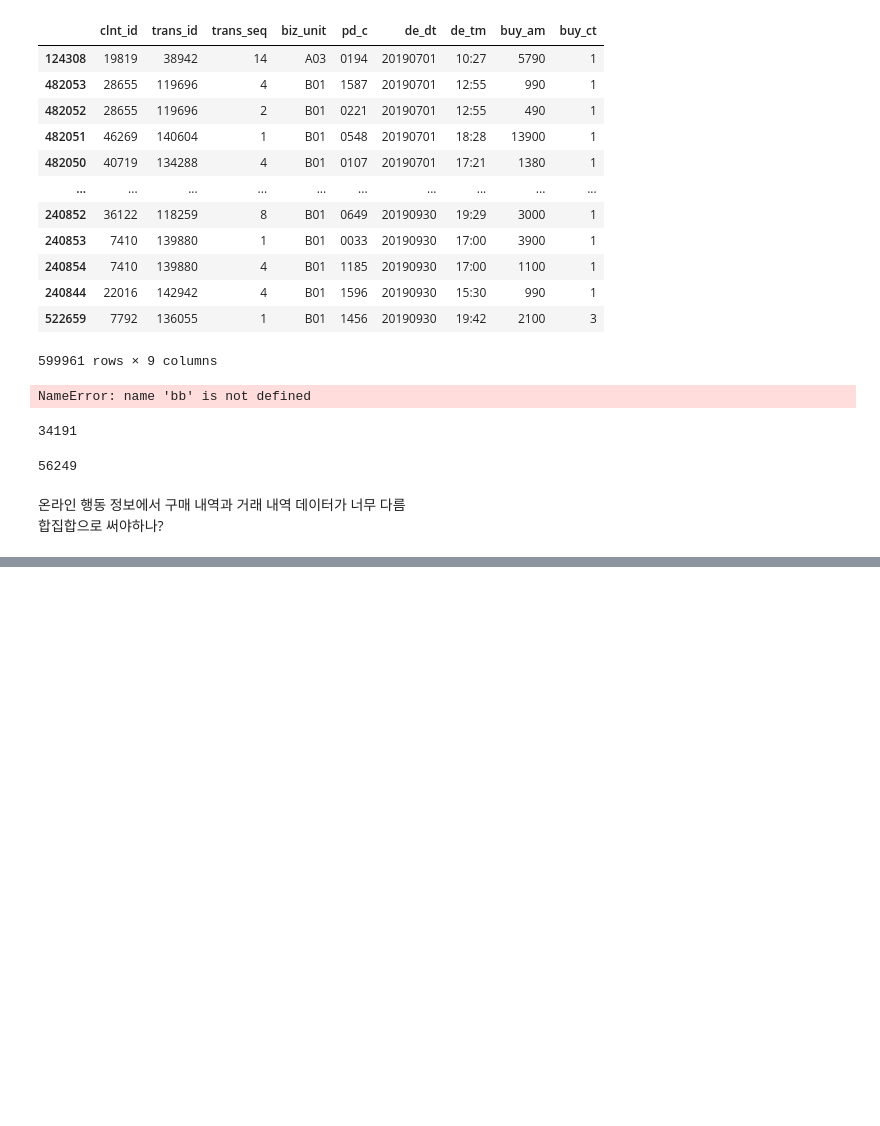
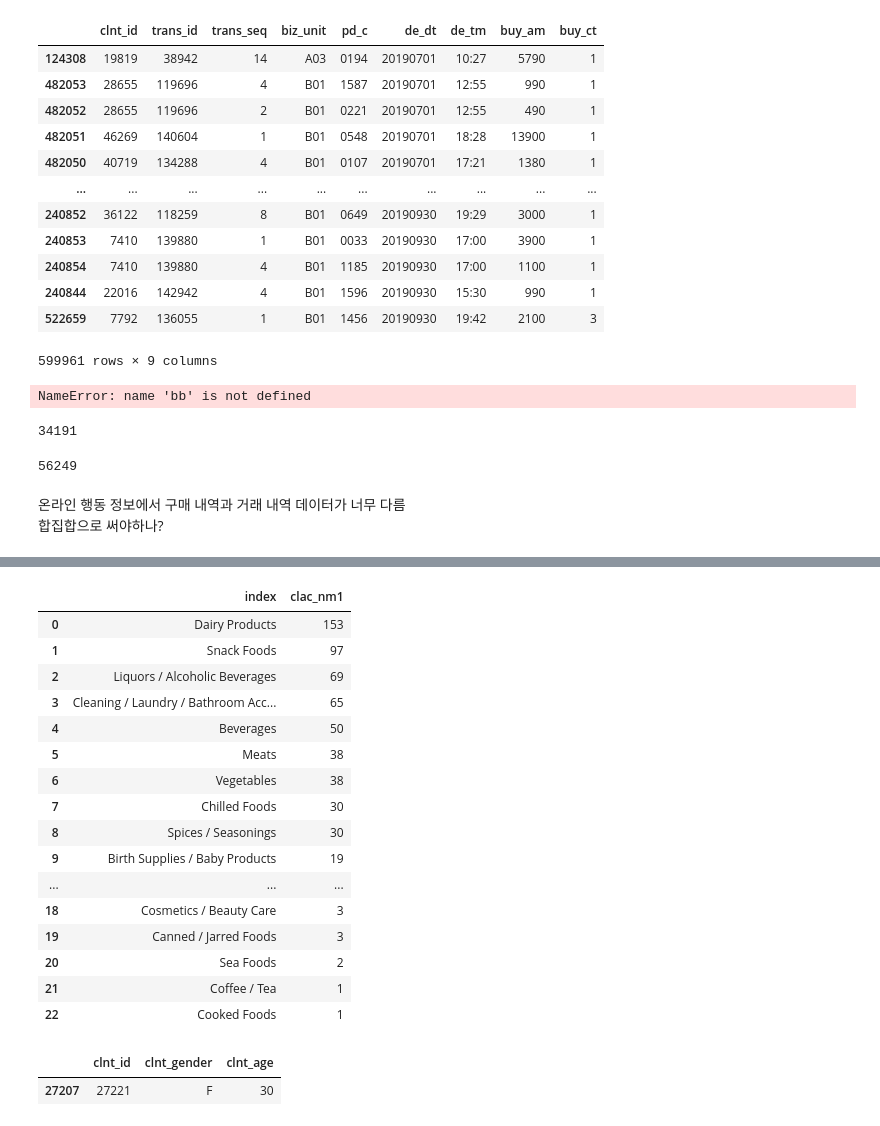
Before and after one commit to Gyeol0/Personalized-Content-Recommendation, a Jupyter notebook: EDA.ipynb, the cells around one changed output, grey strips where cells are left out. Drawn from its saved outputs; the diff is of its cells as text; code cells hidden in the pictures; blank space fills up the shorter version.

```diff
--- a/L.Point.ipynb
+++ b/EDA.ipynb
@@ -930,3 +897,5 @@ len(bbb)
 # %% [markdown]
 온라인 행동 정보에서 구매 내역과 거래 내역 데이터가 너무 다름 <br>
 합집합으로 써야하나?
+# %%
+trade_data['count'] = 1
@@ -932,0 +933,4 @@ len(bbb)
+# %%
+trade_data.loc[trade_data['pd_c'] == 'unknown', 'pd_c'] = 0
+# %%
+trade_data['pd_c'] = trade_data['pd_c'].astype('int')
@@ -932,0 +952,2 @@ len(bbb)
+# %%
+z = trade_data.merge(class_data, on = 'pd_c', how = 'left')
@@ -932,0 +1006,25 @@ len(bbb)
+# %%
+z[z['clnt_id'] == 27221]['clac_nm1'].value_counts().reset_index()
+# %% [output]
+|  | index | clac_nm1 |
+| 0 | Dairy Products | 153 |
+| 1 | Snack Foods | 97 |
+| 2 | Liquors / Alcoholic Beverages | 69 |
+| 3 | Cleaning / Laundry / Bathroom Acc... | 65 |
+| 4 | Beverages | 50 |
+| 5 | Meats | 38 |
+| 6 | Vegetables | 38 |
+| 7 | Chilled Foods | 30 |
+| 8 | Spices / Seasonings | 30 |
+| 9 | Birth Supplies / Baby Products | 19 |
+| ... | ... | ... |
+| 18 | Cosmetics / Beauty Care | 3 |
+| 19 | Canned / Jarred Foods | 3 |
+| 20 | Sea Foods | 2 |
+| 21 | Coffee / Tea | 1 |
+| 22 | Cooked Foods | 1 |
+# %%
+demo_data[demo_data['clnt_id'] == 27221]
+# %% [output]
+|  | clnt_id | clnt_gender | clnt_age |
+| 27207 | 27221 | F | 30 |
```
Also changed, not shown: parts of 23 cells of this notebook, 1 other file.
